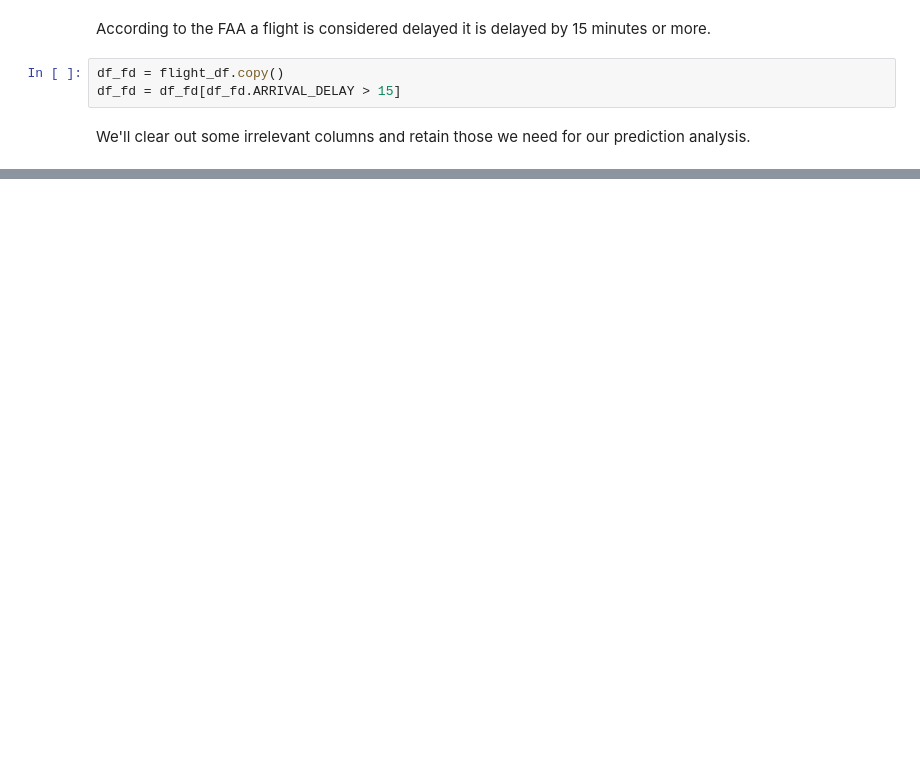
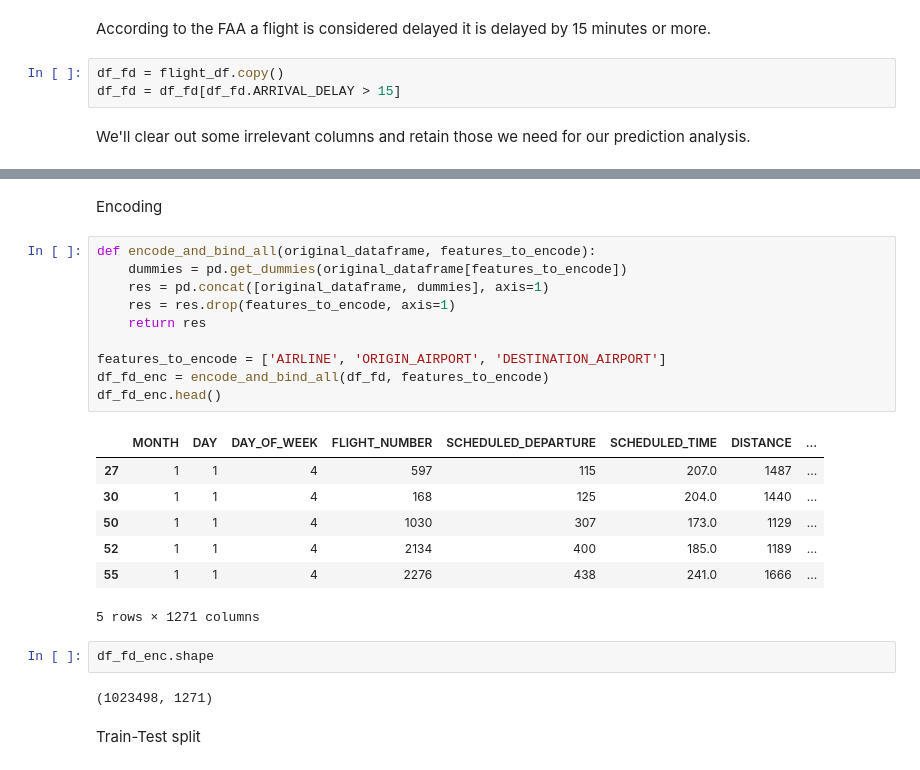
Before and after one commit to Draztrazz/BigDataProject, a Jupyter notebook: Preprocessing_fr.ipynb, the cells around one changed output, grey strips where cells are left out. Cells and saved outputs as stored; diff of their text form; blank space fills up the shorter version.

```diff
--- a/Preprocessing_fr.ipynb
+++ b/Preprocessing_fr.ipynb
@@ -73,0 +121,26 @@ df_fd.head(30)
+# %% [markdown]
+Encoding
+# %%
+def encode_and_bind_all(original_dataframe, features_to_encode):
+    dummies = pd.get_dummies(original_dataframe[features_to_encode])
+    res = pd.concat([original_dataframe, dummies], axis=1)
+    res = res.drop(features_to_encode, axis=1)
+    return res
+
+features_to_encode = ['AIRLINE', 'ORIGIN_AIRPORT', 'DESTINATION_AIRPORT']
+df_fd_enc = encode_and_bind_all(df_fd, features_to_encode)
+df_fd_enc.head()
+# %% [output]
+|  | MONTH | DAY | DAY_OF_WEEK | FLIGHT_NUMBER | SCHEDULED_DEPARTURE | SCHEDULED_TIME | DISTANCE | ... |
+| 27 | 1 | 1 | 4 | 597 | 115 | 207.0 | 1487 | ... |
+| 30 | 1 | 1 | 4 | 168 | 125 | 204.0 | 1440 | ... |
+| 50 | 1 | 1 | 4 | 1030 | 307 | 173.0 | 1129 | ... |
+| 52 | 1 | 1 | 4 | 2134 | 400 | 185.0 | 1189 | ... |
+| 55 | 1 | 1 | 4 | 2276 | 438 | 241.0 | 1666 | ... |
+5 rows × 1271 columns
+# %%
+df_fd_enc.shape
+# %% [output]
+(1023498, 1271)
+# %% [markdown]
+Train-Test split
```
Also changed, not shown: parts of 14 cells of this notebook.
